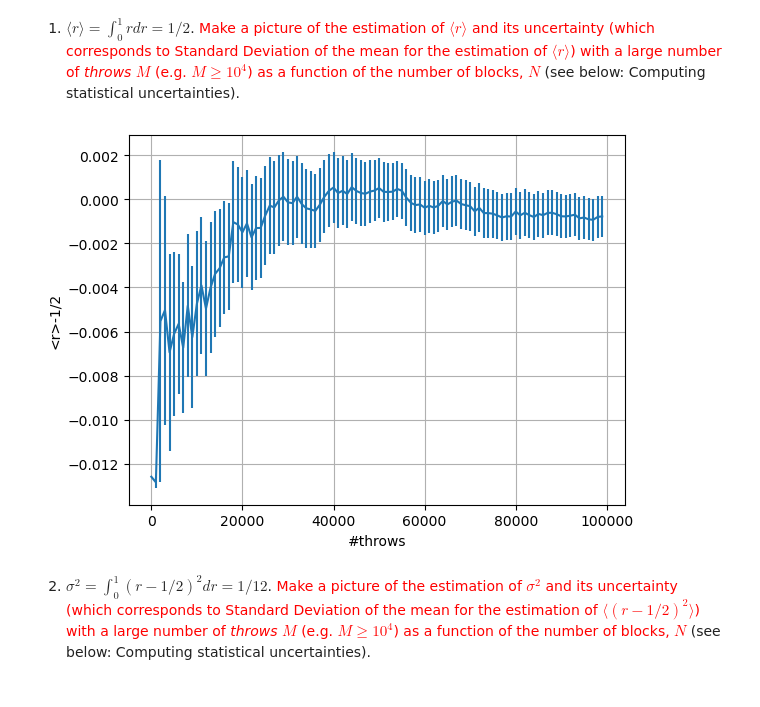
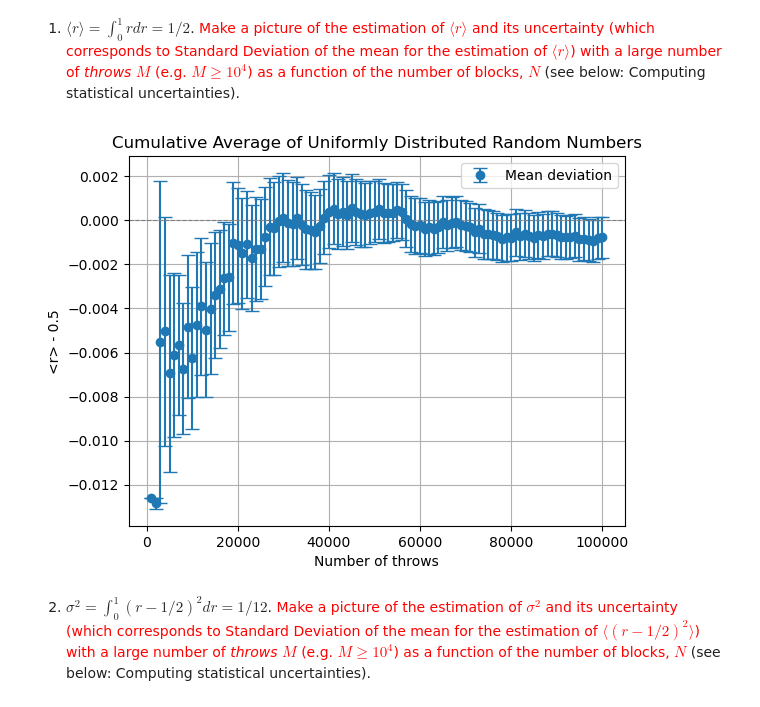
Before and after one commit to JiahaoMiao/LSN, a Jupyter notebook: Lezione_1/LSN_Exercises_01.ipynb, the cells around one changed output. Saved outputs shown, nothing was run; the diff lists cells and outputs as text; code cells hidden in the pictures.

```diff
--- a/Lezione_1/LSN_Exercises_01.ipynb
+++ b/Lezione_1/LSN_Exercises_01.ipynb
@@ -14,54 +25,52 @@
 # %%
-import matplotlib
-import matplotlib.pyplot as plt
-import numpy as np
-import math
+# Parameters
+M = 100000  # Total number of throws
+N = 100     # Number of blocks
+L = int(M/N)  # Number of throws in each block, M should be a multiple of N
 
-def error(AV,AV2,n):  # Function for statistical uncertainty estimation
-    if n==0:
-        return 0
-    else:
-        return math.sqrt((AV2[n] - AV[n]**2)/n)
+# Fixing random seed for reproducibility
+np.random.seed(2)
 
-M=100000              # Total number of throws
-N=100                 # Number of blocks
-L=int(M/N)            # Number of throws in each block, please use for M a multiple of N
-np.random.seed(2)     # Fixing random seed for reproducibility
-r = np.random.rand(M) # U[0,1) uniform distribution
-x = np.arange(N)      # [0,1,2,...,N-1]
+# Generating random numbers uniformly distributed in [0,1)
+r = np.random.rand(M)
+
+# Arrays to store averages and squared averages
 ave = np.zeros(N)
 av2 = np.zeros(N)
 sum_prog = np.zeros(N)
 su2_prog = np.zeros(N)
 err_prog = np.zeros(N)
 
+# Calculate averages and squared averages for each block
 for i in range(N):
     sum1 = 0
-    sum2 = 0 #PROVA per far vedere come si può sbagliare ad interpretare il calcolo di A_i^2
     for j in range(L):
-        k = j+i*L
+        k = j + i * L
         sum1 += r[k]
-        #sum2 += r[k]*r[k] #PROVA
-    ave[i] = sum1/L     # r_i
-    #av2[i] = sum2/L     # (r_i)^2 #PROVA
-    av2[i] = (ave[i])**2 # (r_i)^2
+    ave[i] = sum1 / L  # r_i
+    av2[i] = ave[i] ** 2  # (r_i)^2
 
+# Calculate cumulative averages and their uncertainties
 for i in range(N):
-    for j in range(i+1):
-        sum_prog[i] += ave[j] # SUM_{j=0,i} r_j
-        su2_prog[i] += av2[j] # SUM_{j=0,i} (r_j)^2
-    sum_prog[i]/=(i+1) # Cumulative average
-    su2_prog[i]/=(i+1) # Cumulative square average
-    err_prog[i] = error(sum_prog,su2_prog,i) # Statistical uncertainty
+    for j in range(i + 1):
+        sum_prog[i] += ave[j]  # SUM_{j=0,i} r_j
+        su2_prog[i] += av2[j]  # SUM_{j=0,i} (r_j)^2
+    sum_prog[i] /= (i + 1)  # Cumulative average
+    su2_prog[i] /= (i + 1)  # Cumulative square average
+    err_prog[i] = error(sum_prog, su2_prog, i)  # Statistical uncertainty
 
-x*=L # Number of throws = block * (Number of throws in each block)
-plt.errorbar(x,sum_prog-0.5,yerr=err_prog)
-plt.xlabel('#throws')
-plt.ylabel('<r>-1/2')
+# Plotting results
+x = np.arange(1, N+1) * L  # Number of throws = block * (Number of throws in each block)
+plt.errorbar(x, sum_prog - 0.5, yerr=err_prog, fmt='o', capsize=5, label='Mean deviation')
+plt.axhline(0, color='gray', linestyle='--', linewidth=0.8)
+plt.xlabel('Number of throws')
+plt.ylabel('<r> - 0.5')
+plt.title('Cumulative Average of Uniformly Distributed Random Numbers')
+plt.legend()
 plt.grid(True)
 plt.show()
 # %% [output]
-[figure, old version]
+[figure, new version]
 # %% [markdown]
 2. $\sigma^2 = \int_0^1 (r-1/2)^2 dr = 1/12$. <font color="red">Make a picture of the estimation of $\sigma^2$ and its uncertainty (which corresponds to Standard Deviation of the mean for the estimation of $\langle (r-1/2)^2 \rangle$) with a large number of *throws* $M$ (e.g. $M\ge 10^4$) as a function of the number of blocks, $N$</font> (see below: Computing statistical uncertainties).
 # %%
```
Also changed, not shown: parts of 19 cells of this notebook.
